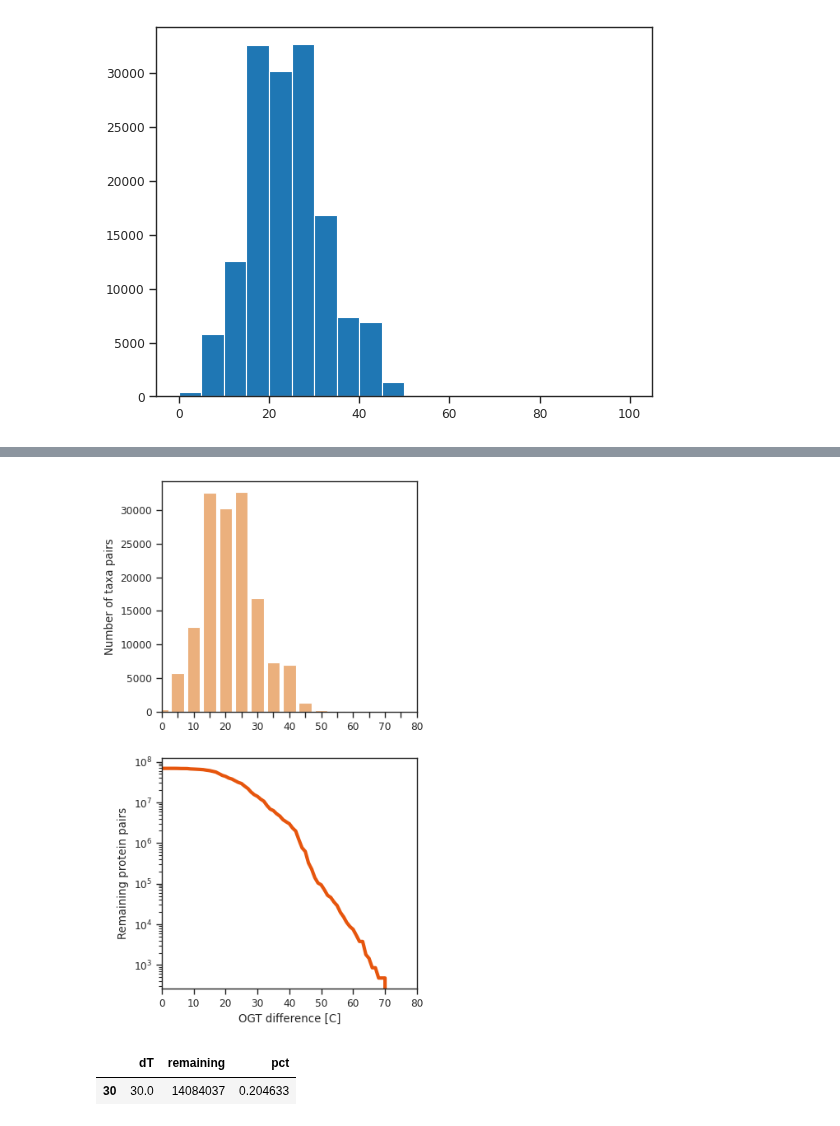
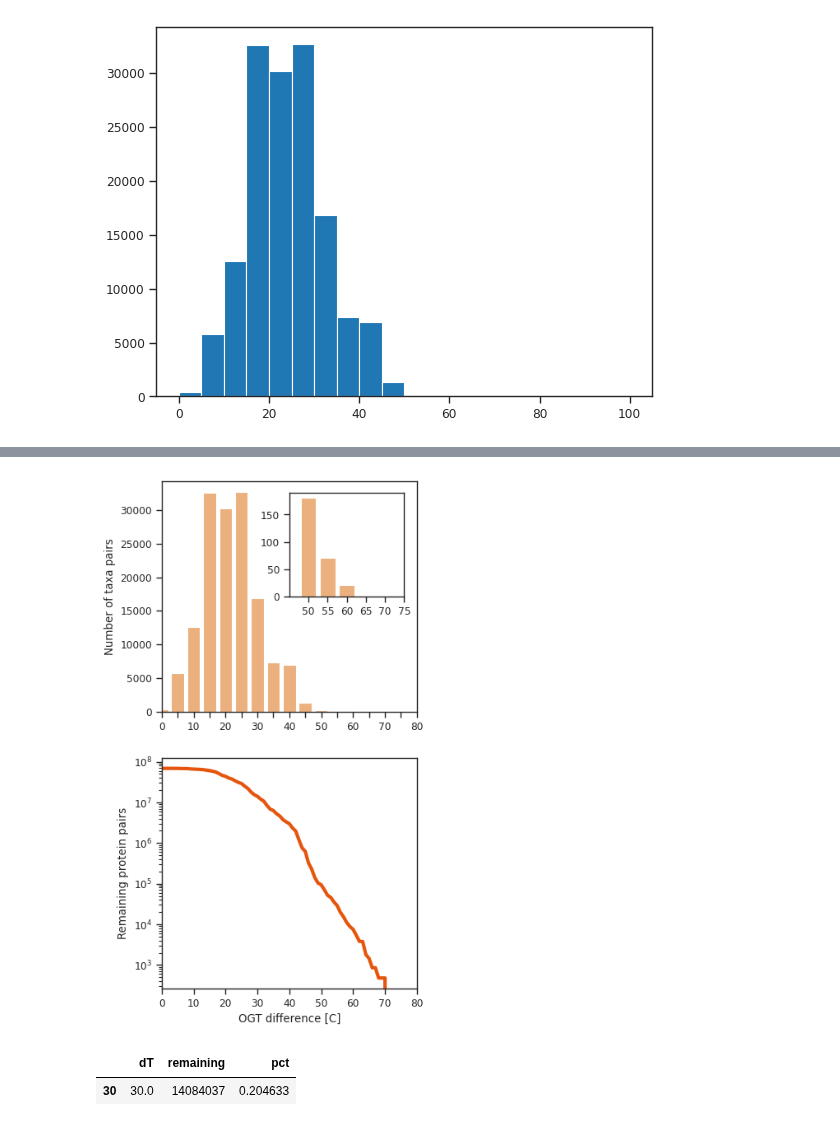
Before and after one commit to BeckResearchLab/learn2thermDB, a Jupyter notebook: plotting/final_plots.ipynb, the cells around one changed output, grey strips where cells are left out. Drawn from its saved outputs; the diff is of its cells as text; code cells hidden in the pictures.

Commit message:
added inner plot to hihglight high delta T pairs to plot of counts

```diff
--- a/plotting/final_plots.ipynb
+++ b/plotting/final_plots.ipynb
@@ -334,28 +356,31 @@ delta_hist['Bins'] = delta_hist['Bins'].astype(int)
 # %%
 fig, ax = plt.subplots(2,1, figsize=(4,8))
 sns.barplot(data=delta_hist, x='Bins', y='Counts', ax=ax[0], color='#fdae6b')
 ax[0].set_ylabel('Number of taxa pairs')
 ax[0].set_xlabel(None)
 ax[0].set_xlim(0.0, 16)
 for i, label in enumerate(ax[0].get_xticklabels()):
     if i % 2 == 0:
         continue
     label.set_visible(False)
-# for i, label in enumerate(ax[0].get_xticks()):
-#     if i % 2 == 0:
-#         continue
-#     label.set_visible(False)
-
-
+x1, x2, width, height = -0.05, -0.05, 1, 1
+axins = inset_axes(ax[0], width='45%', height='45%', loc='upper right',
+                   bbox_to_anchor=(x1, x2, width, height), # Position relative to the bounding box of the main plot
+                   bbox_transform=ax[0].transAxes, # Uses the coordinate system of the main plot
+                   borderpad=0)
+sns.barplot(data=delta_hist[delta_hist['Bins']>46.0], x='Bins', y='Counts', ax=axins, color='#fdae6b')
+axins.set_xlabel(None)
+axins.set_ylabel(None)
+axins.set_xlim(-1.0, 5)
 
 sns.lineplot(data=pairs_remaining, x='dT', y='remaining', ax=ax[1], lw=3, c='#e6550d')
 ax[1].set_yscale('log')
 ax[1].set_ylabel('Remaining protein pairs')
 ax[1].set_xlabel('OGT difference [C]')
 ax[1].set_xlim(0.0, 80)
 fig.savefig('./dogt.png', dpi=400, bbox_inches='tight')
 # %% [output]
-[figure, old version]
+[figure, new version]
 # %%
 pairs_remaining[pairs_remaining['dT']==30]
 # %% [output]
```
Also changed, not shown: parts of 2 cells of this notebook, 1 other file.
